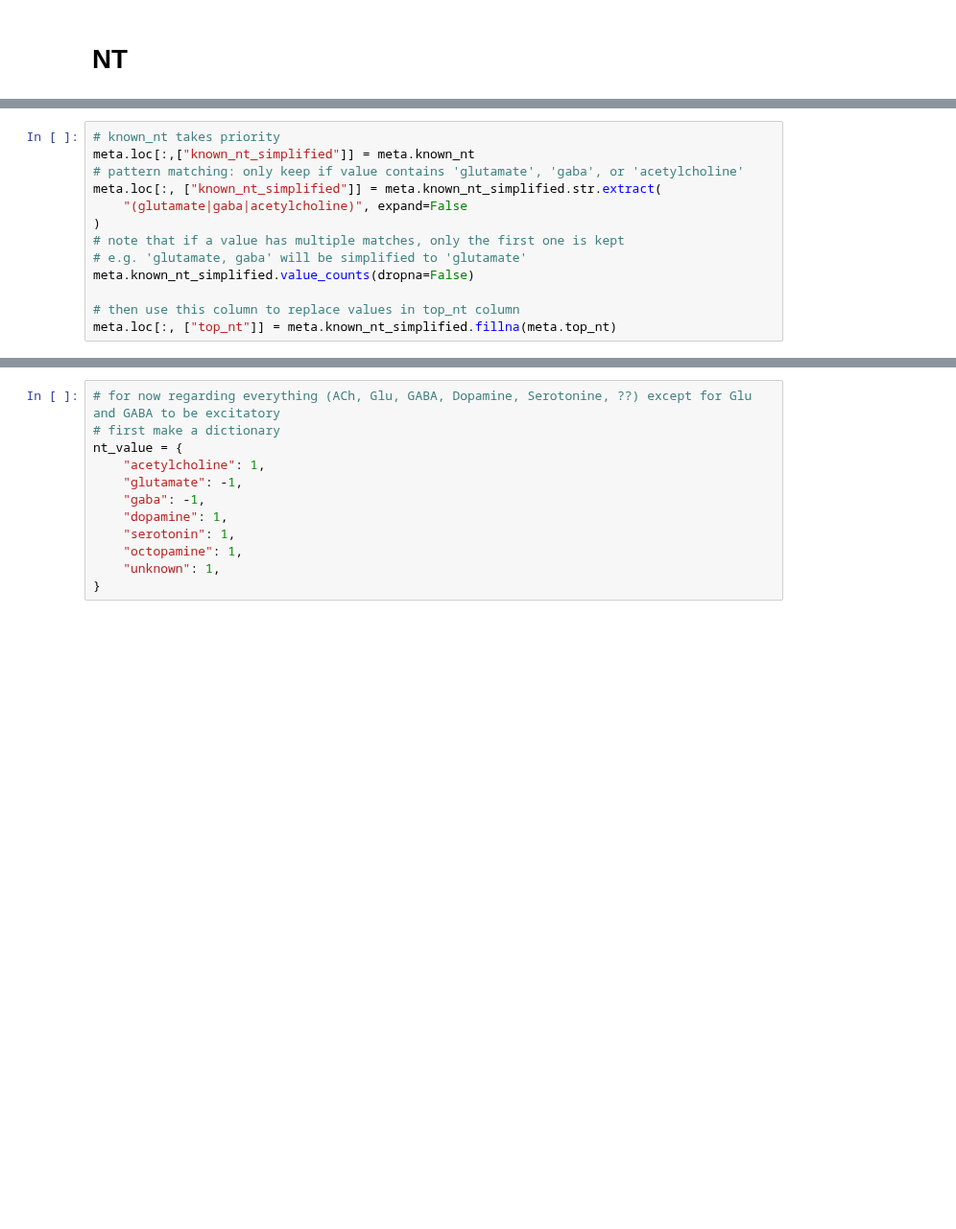
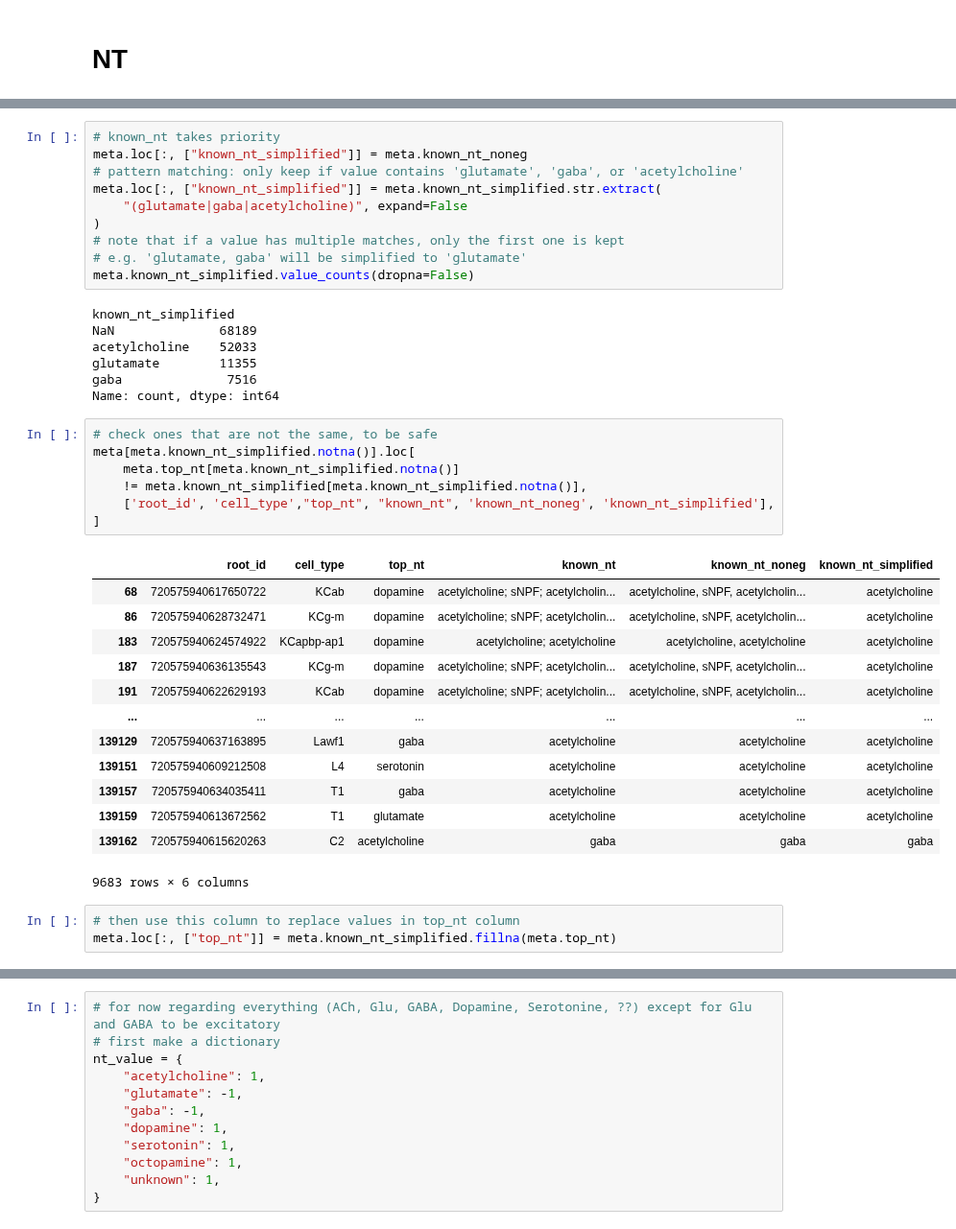
Before and after one commit to YijieYin/connectome_data_prep, a Jupyter notebook: FAFB/fafb_all_neuron.ipynb, the cells around one changed output, grey strips where cells are left out. Shown at 96% size. Cells and saved outputs as stored; diff of their text form; blank space fills up the shorter version.

```diff
--- a/FAFB/fafb_all_neuron.ipynb
+++ b/FAFB/fafb_all_neuron.ipynb
@@ -410,6 +394,6 @@ array([nan, 'acetylcholine', 'DILP2, DILP3, DILP5', 'glutamate',
 # %%
 # known_nt takes priority
-meta.loc[:,["known_nt_simplified"]] = meta.known_nt
+meta.loc[:, ["known_nt_simplified"]] = meta.known_nt_noneg
 # pattern matching: only keep if value contains 'glutamate', 'gaba', or 'acetylcholine'
 meta.loc[:, ["known_nt_simplified"]] = meta.known_nt_simplified.str.extract(
     "(glutamate|gaba|acetylcholine)", expand=False
@@ -417,9 +401,37 @@ meta.loc[:, ["known_nt_simplified"]] = meta.known_nt_simplified.str.extract(
 # note that if a value has multiple matches, only the first one is kept
 # e.g. 'glutamate, gaba' will be simplified to 'glutamate'
 meta.known_nt_simplified.value_counts(dropna=False)
-
-# then use this column to replace values in top_nt column
-meta.loc[:, ["top_nt"]] = meta.known_nt_simplified.fillna(meta.top_nt)
+# %% [output]
+known_nt_simplified
+NaN              68189
+acetylcholine    52033
+glutamate        11355
+gaba              7516
+Name: count, dtype: int64
+# %%
+# check ones that are not the same, to be safe
+meta[meta.known_nt_simplified.notna()].loc[
+    meta.top_nt[meta.known_nt_simplified.notna()]
+    != meta.known_nt_simplified[meta.known_nt_simplified.notna()],
+    ['root_id', 'cell_type',"top_nt", "known_nt", 'known_nt_noneg', 'known_nt_simplified'],
+]
+# %% [output]
+|  | root_id | cell_type | top_nt | known_nt | known_nt_noneg | known_nt_simplified |
+| 68 | 720575940617650722 | KCab | dopamine | acetylcholine; sNPF; acetylcholin... | acetylcholine, sNPF, acetylcholin... | acetylcholine |
+| 86 | 720575940628732471 | KCg-m | dopamine | acetylcholine; sNPF; acetylcholin... | acetylcholine, sNPF, acetylcholin... | acetylcholine |
+| 183 | 720575940624574922 | KCapbp-ap1 | dopamine | acetylcholine; acetylcholine | acetylcholine, acetylcholine | acetylcholine |
+| 187 | 720575940636135543 | KCg-m | dopamine | acetylcholine; sNPF; acetylcholin... | acetylcholine, sNPF, acetylcholin... | acetylcholine |
+| 191 | 720575940622629193 | KCab | dopamine | acetylcholine; sNPF; acetylcholin... | acetylcholine, sNPF, acetylcholin... | acetylcholine |
+| ... | ... | ... | ... | ... | ... | ... |
+| 139129 | 720575940637163895 | Lawf1 | gaba | acetylcholine | acetylcholine | acetylcholine |
+| 139151 | 720575940609212508 | L4 | serotonin | acetylcholine | acetylcholine | acetylcholine |
+| 139157 | 720575940634035411 | T1 | gaba | acetylcholine | acetylcholine | acetylcholine |
+| 139159 | 720575940613672562 | T1 | glutamate | acetylcholine | acetylcholine | acetylcholine |
+| 139162 | 720575940615620263 | C2 | acetylcholine | gaba | gaba | gaba |
+9683 rows × 6 columns
+# %%
+# then use this column to replace values in top_nt column
+meta.loc[:, ["top_nt"]] = meta.known_nt_simplified.fillna(meta.top_nt)
 # %%
 # first check consistency of NT within each type
 meta.loc[:,["top_nt"]] = meta["top_nt"].fillna("unknown")
```
Also changed, not shown: parts of 37 cells of this notebook, 7 other files.
